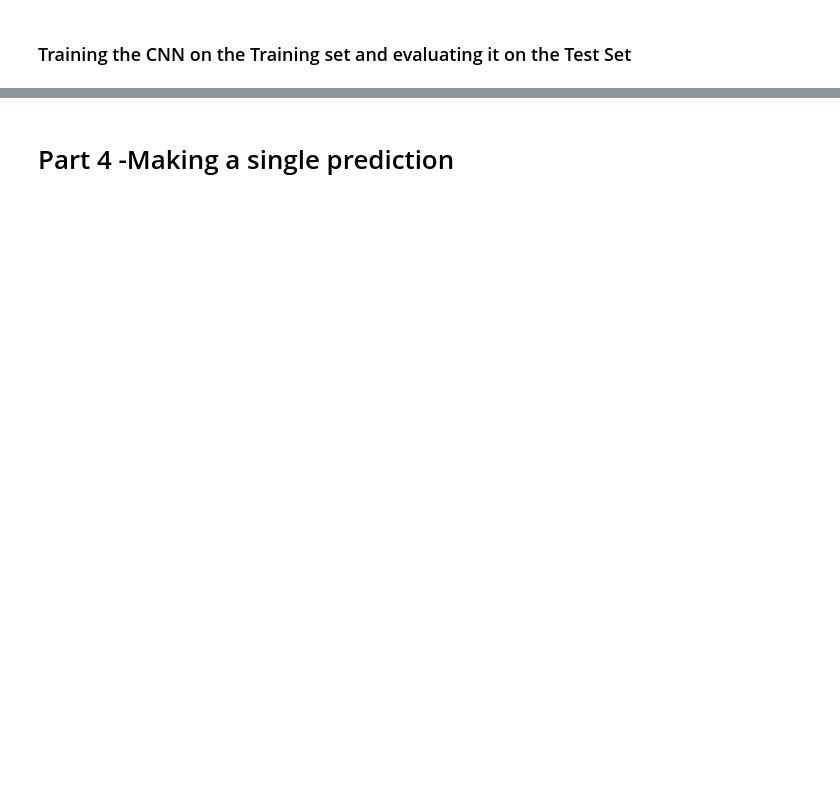
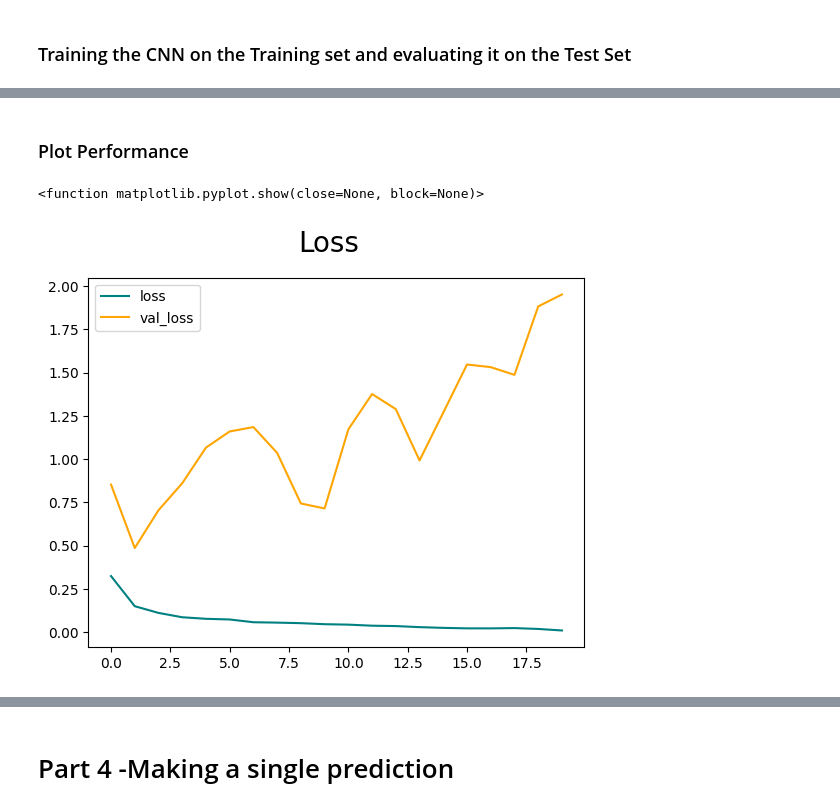
Before and after one commit to david-boules/SDS-CP021-pneumonia-detection, a Jupyter notebook: notebooks/blake-lawall/Pneumonia_Detection.ipynb, the cells around one changed output, grey strips where cells are left out. Saved outputs shown, nothing was run; the diff lists cells and outputs as text; code cells hidden in the pictures; blank space fills up the shorter version.

```diff
--- a/notebooks/blake-lawall/Pneumonia_Detection.ipynb
+++ b/notebooks/blake-lawall/Pneumonia_Detection.ipynb
@@ -84,4 +206,5 @@ cnn.add(tf.keras.layers.Dense(units=1, activation='sigmoid'))
 # %% [markdown]
 ### Compiling the CNN
 # %%
-cnn.compile(optimizer = 'adam', loss = 'binary_crossentropy', metrics =['accuracy'])
+model.compile(optimizer = 'adam', loss = 'binary_crossentropy', metrics =['accuracy'])
+model.summary()
@@ -88,5 +233,11 @@ cnn.compile(optimizer = 'adam', loss = 'binary_crossentropy', metrics =['accurac
 # %% [markdown]
 ### Training the CNN on the Training set and evaluating it on the Test Set
+# %%
+logdir = 'logs'
+# %%
+tensorboard_callback = tf.keras.callbacks.TensorBoard(log_dir=logdir)
 # %%
-cnn.fit(x = training_set, validation_data = test_set, epochs = 25)
+
+
+hist = model.fit(x = data, validation_data=test_data, epochs = 20, callbacks=[tensorboard_callback])
 # %% [output]
@@ -110,0 +301,12 @@ Epoch 25/25
+# %% [markdown]
+### Plot Performance
+# %%
+fig = plt.figure()
+plt.plot(hist.history['loss'], color='teal', label='loss')
+plt.plot(hist.history['val_loss'], color='orange', label='val_loss')
+fig.suptitle('Loss', fontsize=20)
+plt.legend(loc="upper left")
+plt.show
+# %% [output]
+<function matplotlib.pyplot.show(close=None, block=None)>
+[figure, added]
```
Also changed, not shown: parts of 55 cells of this notebook.
